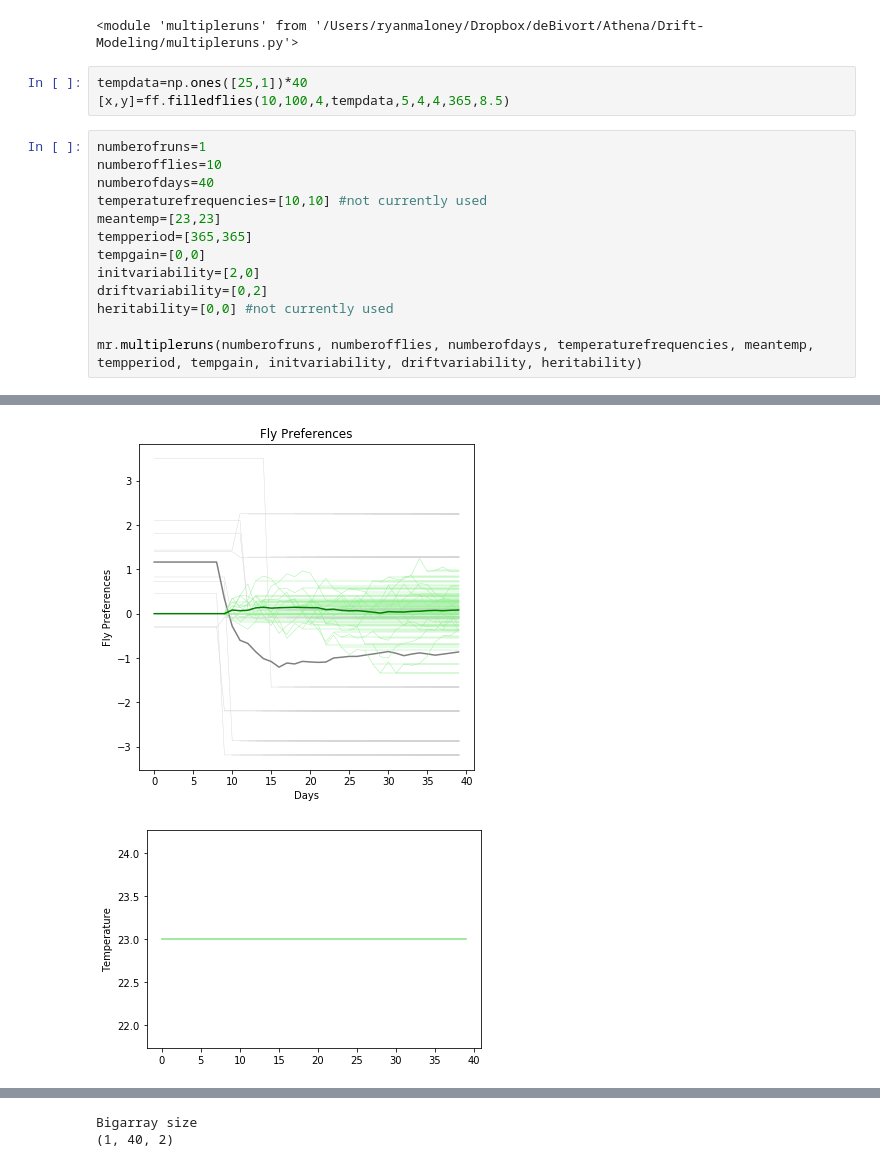
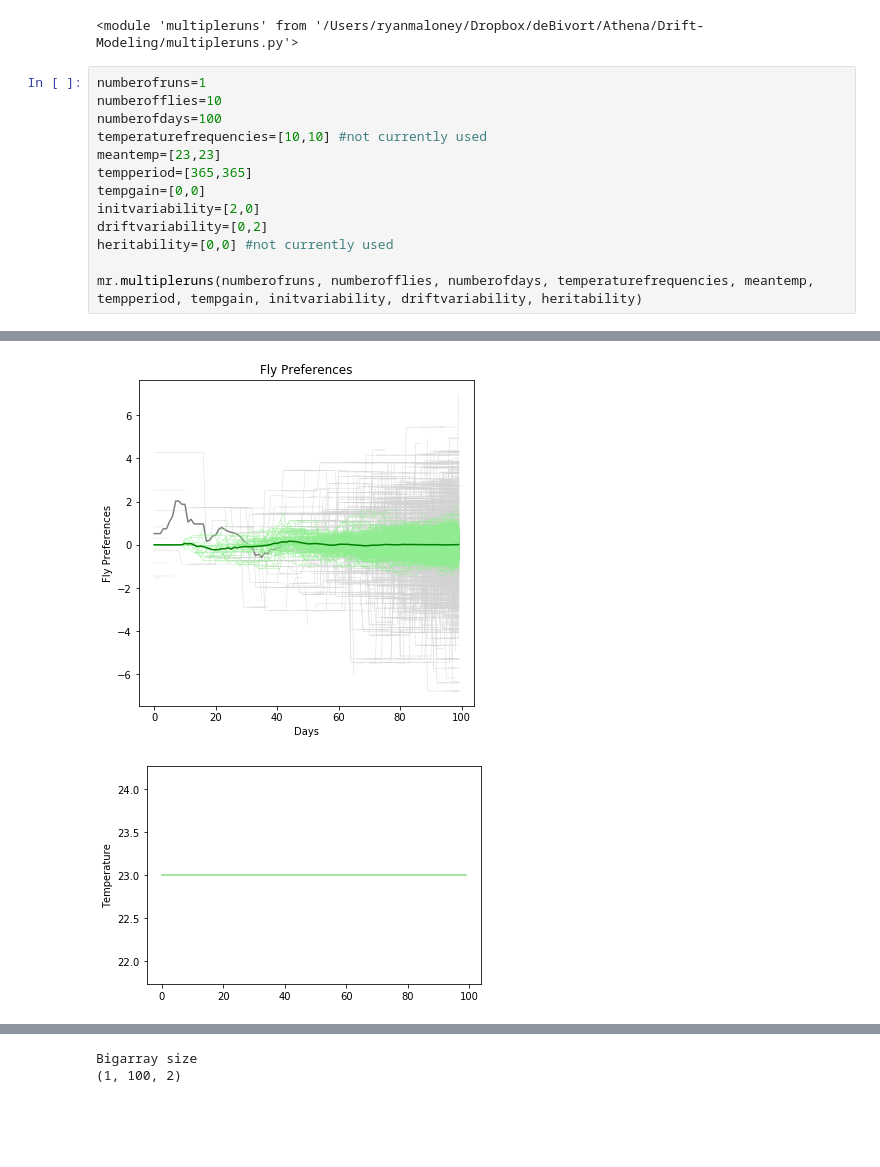
Before and after one commit to athena-ye/Drift-Modeling, a Jupyter notebook: Stochastic Model.ipynb, the cells around one changed output, grey strips where cells are left out. Saved outputs shown, nothing was run; the diff lists cells and outputs as text; blank space fills up the shorter version.

```diff
--- a/Stochastic Model.ipynb
+++ b/Stochastic Model.ipynb
@@ -18,13 +18,10 @@ imp.reload(mr)
 # include("multipleruns.py")
 # %% [output]
 <module 'multipleruns' from '/Users/ryanmaloney/Dropbox/deBivort/Athena/Drift-Modeling/multipleruns.py'>
-# %%
-tempdata=np.ones([25,1])*40
-[x,y]=ff.filledflies(10,100,4,tempdata,5,4,4,365,8.5)
 # %%
 numberofruns=1
 numberofflies=10
-numberofdays=40
+numberofdays=100
 temperaturefrequencies=[10,10] #not currently used
 meantemp=[23,23]
 tempperiod=[365,365]
@@ -38,2 +52,2 @@ mr.multipleruns(numberofruns, numberofflies, numberofdays, temperaturefrequencie
-[figure, old version]
+[figure, new version]
-[figure, old version]
+[figure, new version]
@@ -41,2 +55,2 @@ mr.multipleruns(numberofruns, numberofflies, numberofdays, temperaturefrequencie
-Bigarray size
-(1, 40, 2)
+Bigarray size
+(1, 100, 2)
```
Also changed, not shown: parts of 1 cell of this notebook, 2 other files.
